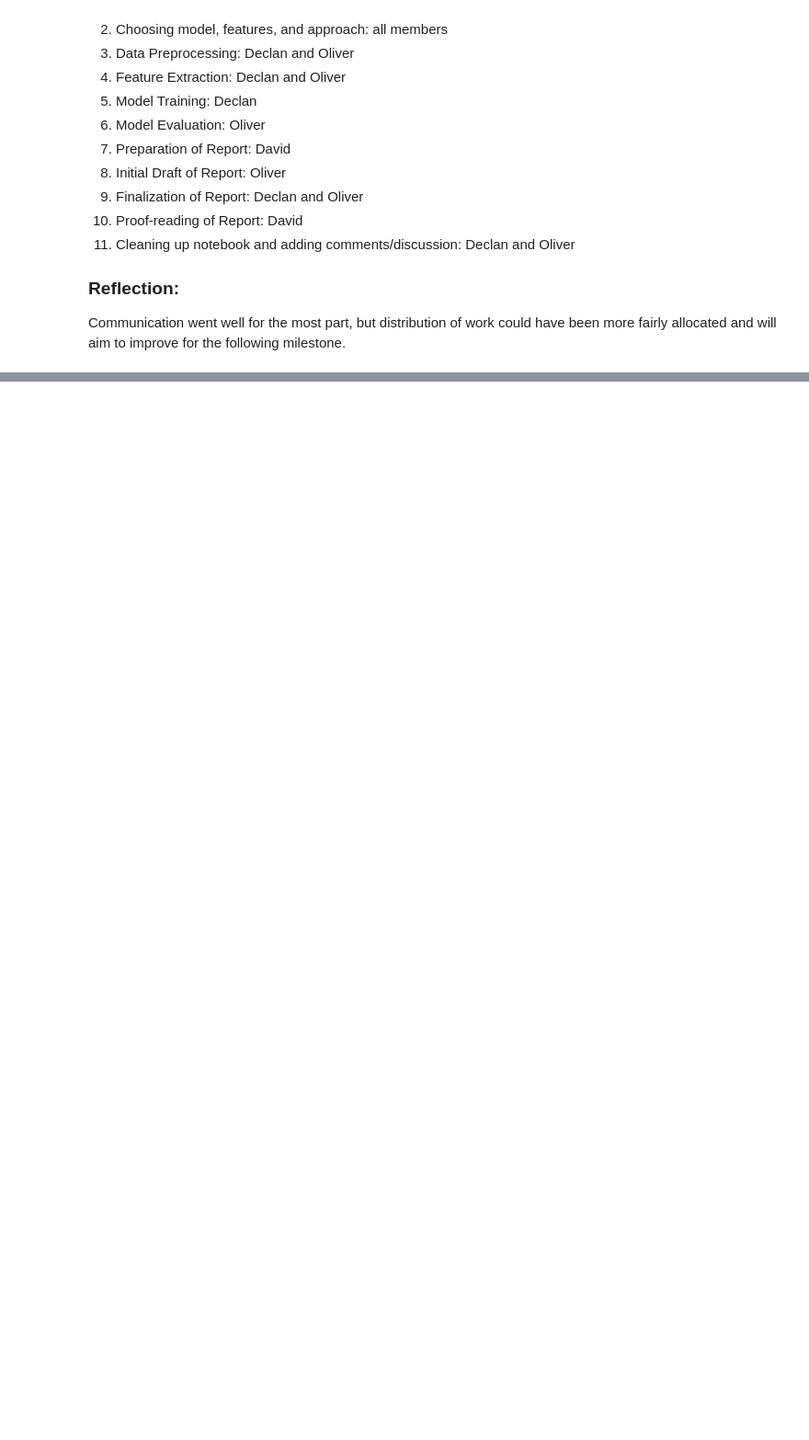
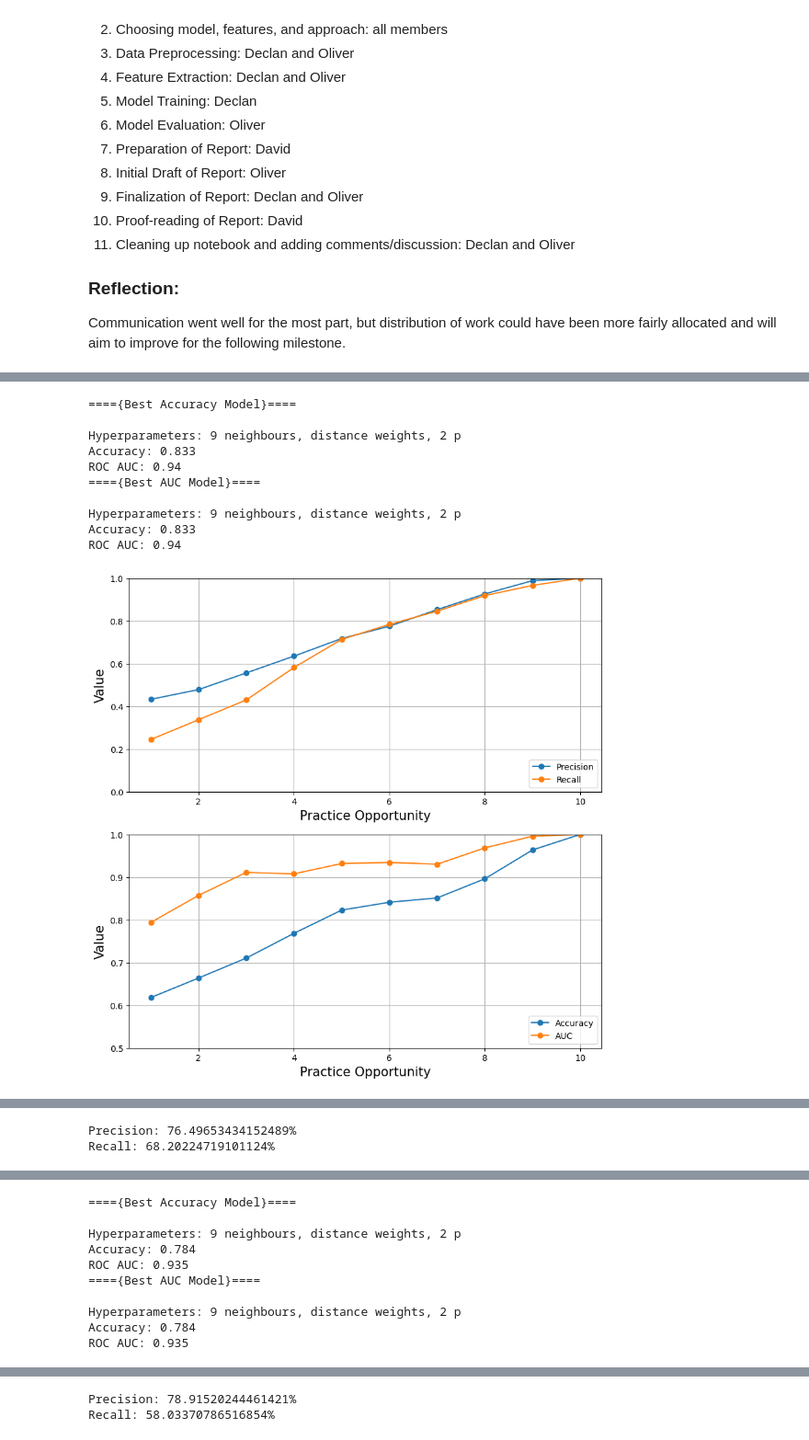
Before and after one commit to odudler/mlbd2023, a Jupyter notebook: m4_calcularis_report.ipynb, the cells around one changed output, grey strips where cells are left out. Shown at 92% size. Drawn from its saved outputs; the diff is of its cells as text; code cells hidden in the pictures; blank space fills up the shorter version.

```diff
--- a/m4_calcularis_report.ipynb
+++ b/m4_calcularis_report.ipynb
@@ -1081,0 +1150,49 @@ SyntaxError: invalid syntax (1571296376.py, line 13)
+# %%
+# Train without the percentage features
+# Train just on correct responses in a row
+# Train just just on correct responses
+# Train just just on answer time
+
+col_drop_mixes = [['correct_response_percentage', 'correct_response_in_a_row_percentage'],
+                  ['correct_response_percentage', 'correct_response_in_a_row_percentage', 'correct_response_count', 'time_on_current_skill_ms'],
+                 # ['correct_response_percentage', 'correct_response_in_a_row_percentage', 'correct_response_in_a_row_count', 'time_on_current_skill_ms'],
+                 # ['correct_response_percentage', 'correct_response_in_a_row_percentage', 'correct_response_count', 'correct_response_in_a_row_count']
+                  ]
+
+for mix in col_drop_mixes:
+    acc_results, best_acc_hyperparameters, auc_results, best_auc_hyperparameters = run(
+        'kNN',
+        X_train,
+        y_train,
+        X_test,
+        y_test,
+        hyperparameters={
+            'n_neighbours': N_NEIGHBORS_TO_TEST,
+            'weights': WEIGHTS_TO_TEST,
+            'p': P_TO_TEST
+            },
+        features_to_drop=mix,
+        verbose=True
+    )
+
+    best_model = KNeighborsClassifier(
+        n_neighbors=best_acc_hyperparameters[0],
+        weights=best_acc_hyperparameters[1],
+        p=best_acc_hyperparameters[2]
+    )
+
+    plot_prec_recall(best_model)
+    compute_conf_matrix(acc_results)
+    compute_conf_matrix_perc(acc_results)
+# %% [output]
+===={Best Accuracy Model}====
+
+Hyperparameters: 9 neighbours, distance weights, 2 p
+Accuracy: 0.833
+ROC AUC: 0.94
+===={Best AUC Model}====
+
+Hyperparameters: 9 neighbours, distance weights, 2 p
+Accuracy: 0.833
+ROC AUC: 0.94
+[figure, added]
@@ -1081,0 +1200,2 @@ SyntaxError: invalid syntax (1571296376.py, line 13)
+Precision: 76.49653434152489%
+Recall: 68.20224719101124%
@@ -1081,0 +1203,10 @@ SyntaxError: invalid syntax (1571296376.py, line 13)
+===={Best Accuracy Model}====
+
+Hyperparameters: 9 neighbours, distance weights, 2 p
+Accuracy: 0.784
+ROC AUC: 0.935
+===={Best AUC Model}====
+
+Hyperparameters: 9 neighbours, distance weights, 2 p
+Accuracy: 0.784
+ROC AUC: 0.935
@@ -1081,0 +1215,2 @@ SyntaxError: invalid syntax (1571296376.py, line 13)
+Precision: 78.91520244461421%
+Recall: 58.03370786516854%
```
Also changed, not shown: parts of 12 cells of this notebook.
